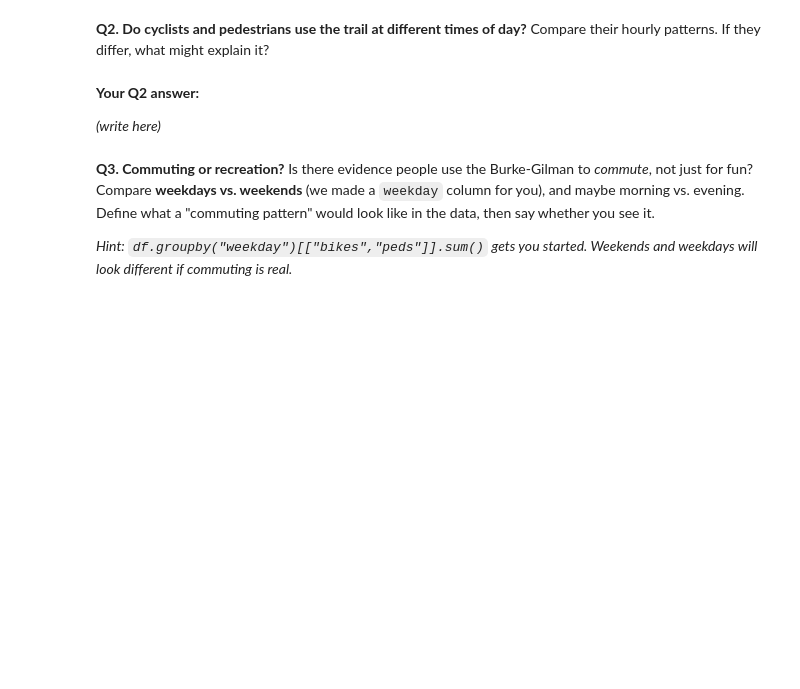
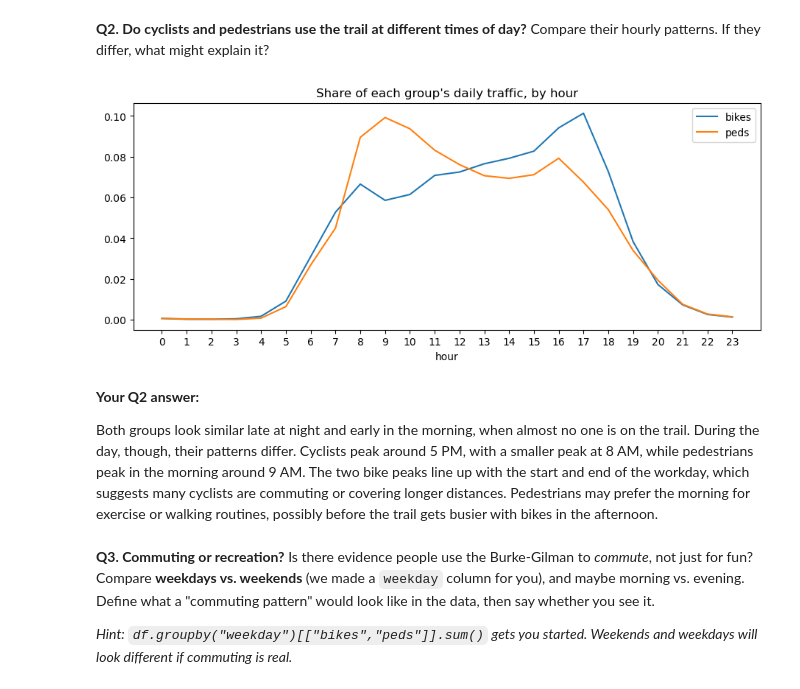
Before and after one commit to haizeha/hcde-410, a Jupyter notebook: A1/A1.ipynb, the cells around one changed output. Cells and saved outputs as stored; diff of their text form; code cells hidden in the pictures; blank space fills up the shorter version.

```diff
--- a/A1/A1.ipynb
+++ b/A1/A1.ipynb
@@ -150,10 +170,16 @@ Decide what *busy* means to you first — a single hour? a stretch of the day? b
 Compare their hourly patterns. If they differ, what might explain it?
 # %%
 # Your code for Q2
+by_hour2 = df.groupby("hour")[["bikes", "peds"]].mean()
+(by_hour2 / by_hour2.sum()).plot(figsize=(11,4),
+                                 title="Share of each group's daily traffic, by hour")
+plt.xticks(range(24)); plt.show()
+# %% [output]
+[figure, added]
 # %% [markdown]
 **Your Q2 answer:**
 
-*(write here)*
+Both groups look similar late at night and early in the morning, when almost no one is on the trail. During the day, though, their patterns differ. Cyclists peak around 5 PM, with a smaller peak at 8 AM, while pedestrians peak in the morning around 9 AM. The two bike peaks line up with the start and end of the workday, which suggests many cyclists are commuting or covering longer distances. Pedestrians may prefer the morning for exercise or walking routines, possibly before the trail gets busier with bikes in the afternoon.
 # %% [markdown]
 **Q3. Commuting or recreation?**
 Is there evidence people use the Burke-Gilman to *commute*, not just for fun? Compare **weekdays vs. weekends** (we made a `weekday` column for you), and maybe morning vs. evening. Define what a "commuting pattern" would look like in the data, then say whether you see it.
```
Also changed, not shown: parts of 6 cells of this notebook.
